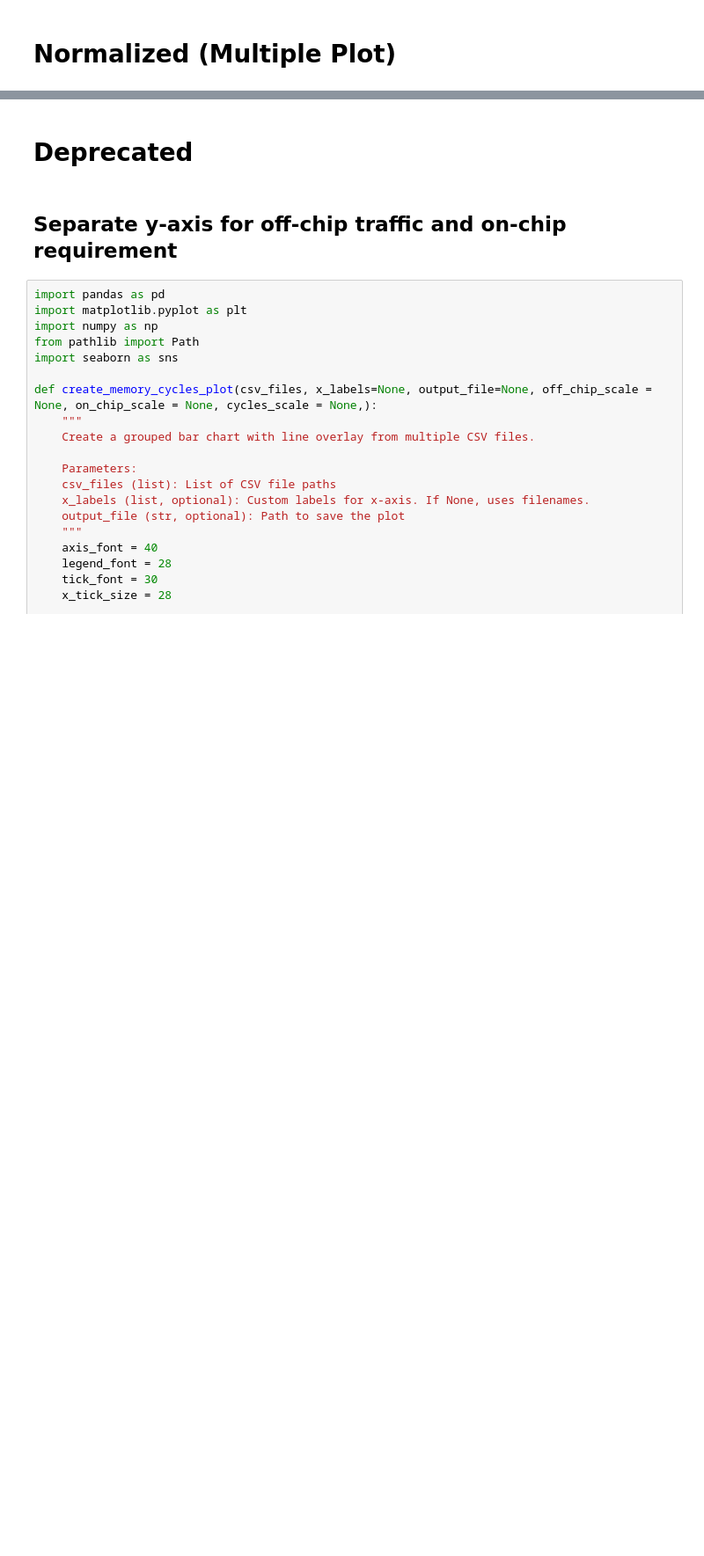
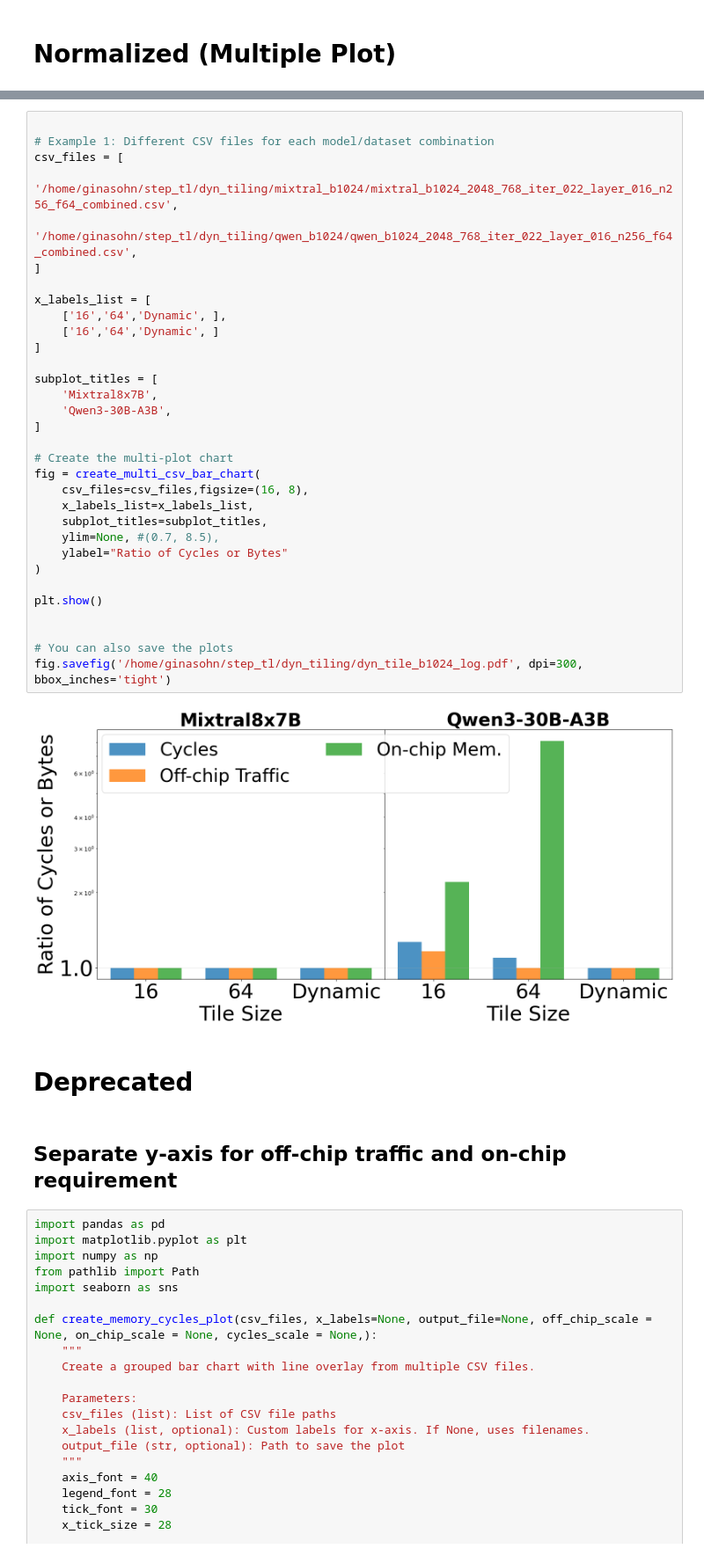
Before and after one commit to gina7484/step_artifact, a Jupyter notebook: dyn_tiling/dyn_tile.ipynb, the cells around one changed output, grey strips where cells are left out. Shown at 88% size. Drawn from its saved outputs; the diff is of its cells as text; blank space fills up the shorter version.

```diff
--- a/dyn_tiling/dyn_tile.ipynb
+++ b/dyn_tiling/dyn_tile.ipynb
@@ -140,3 +247,37 @@ fig.savefig('/home/ginasohn/step_tl/dyn_tiling/dyn_tile_b64.pdf', dpi=300, bbox_
+# %%
+
+# Example 1: Different CSV files for each model/dataset combination
+csv_files = [
+    '/home/ginasohn/step_tl/dyn_tiling/mixtral_b1024/mixtral_b1024_2048_768_iter_022_layer_016_n256_f64_combined.csv',
+    '/home/ginasohn/step_tl/dyn_tiling/qwen_b1024/qwen_b1024_2048_768_iter_022_layer_016_n256_f64_combined.csv',
+]
+
+x_labels_list = [
+    ['16','64','Dynamic', ],
+    ['16','64','Dynamic', ]
+]
+
+subplot_titles = [
+    'Mixtral8x7B',
+    'Qwen3-30B-A3B',
+]
+
+# Create the multi-plot chart
+fig = create_multi_csv_bar_chart(
+    csv_files=csv_files,figsize=(16, 8),
+    x_labels_list=x_labels_list,
+    subplot_titles=subplot_titles,
+    ylim=None, #(0.7, 8.5),
+    ylabel="Ratio of Cycles or Bytes"
+)
+
+plt.show()
+
+
+# You can also save the plots
+fig.savefig('/home/ginasohn/step_tl/dyn_tiling/dyn_tile_b1024_log.pdf', dpi=300, bbox_inches='tight')
+# %% [output]
+[figure, added]
 # %% [markdown]
 # Deprecated
 # %% [markdown]
```
Also changed, not shown: parts of 3 cells of this notebook, 9 other files.
